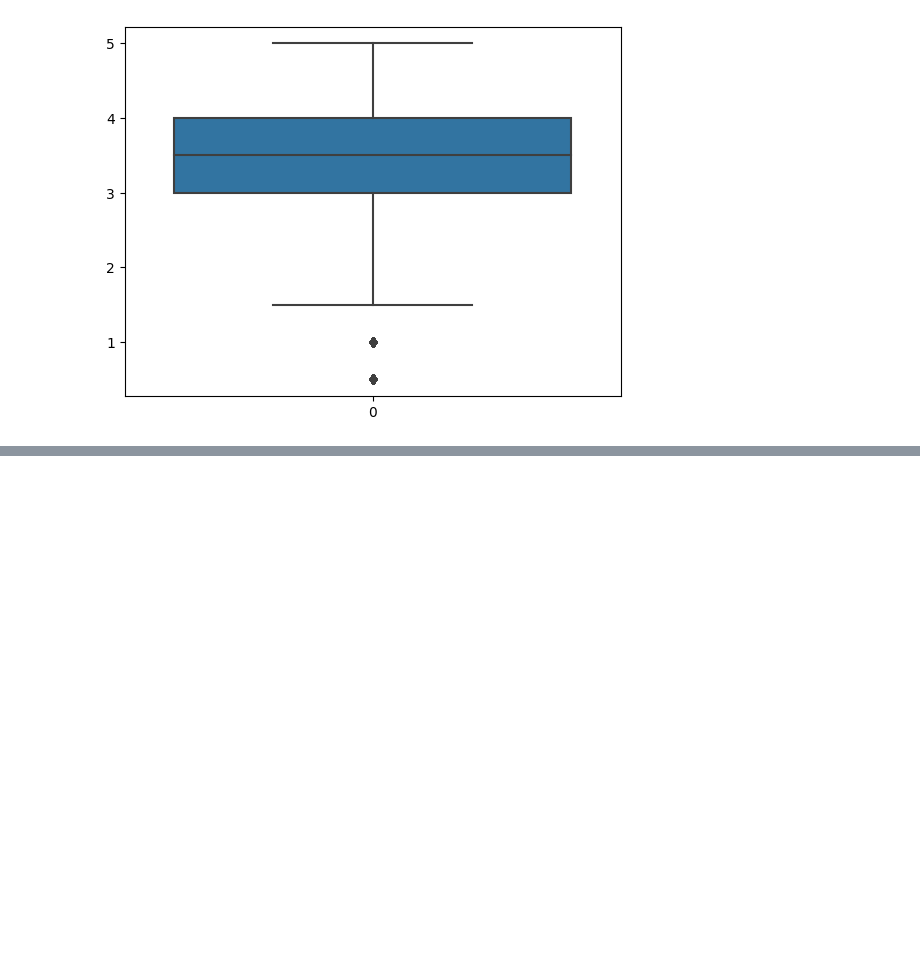
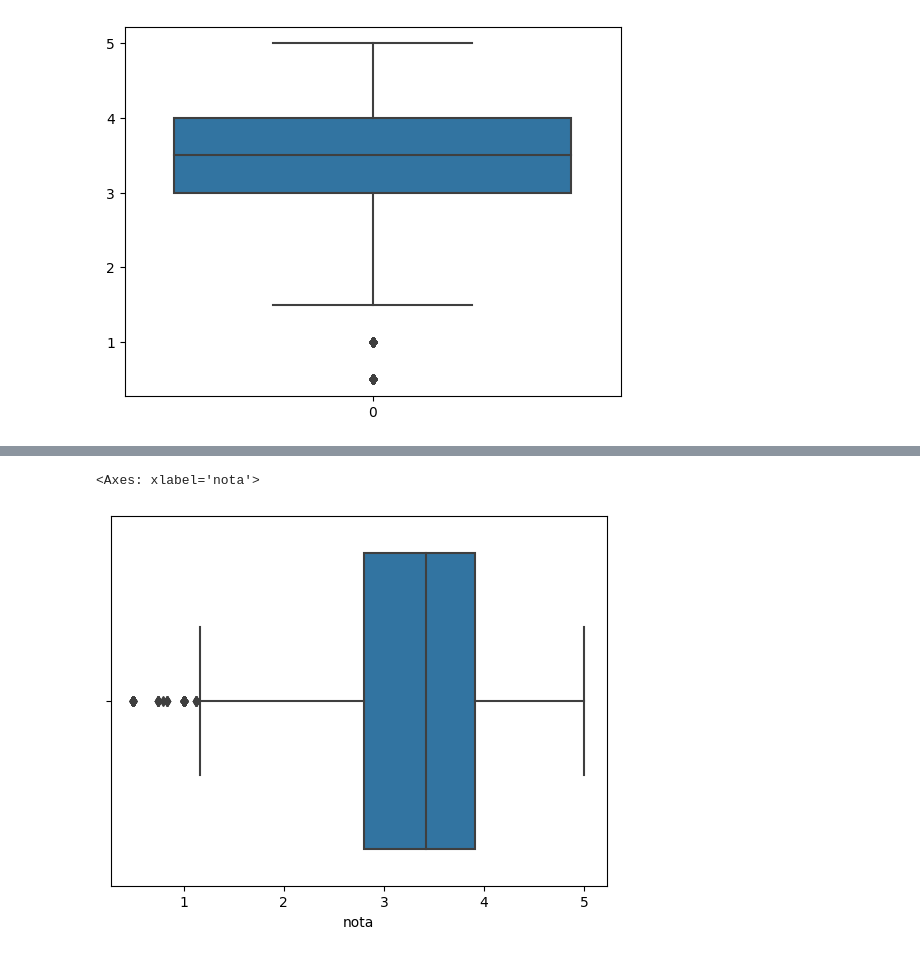
Before and after one commit to NapolitanoR/Alura-logica-programacao, a Jupyter notebook: Data_Science_Alura.ipynb, the cells around one changed output, grey strips where cells are left out. Drawn from its saved outputs; the diff is of its cells as text; code cells hidden in the pictures; blank space fills up the shorter version.

```diff
--- a/Data_Science_Alura.ipynb
+++ b/Data_Science_Alura.ipynb
@@ -76,0 +123,7 @@ sns.boxplot(notas.nota)
+# %%
+import seaborn as sns
+
+sns.boxplot(x=medias_por_filme)
+# %% [output]
+<Axes: xlabel='nota'>
+[figure, added]
```
Also changed, not shown: parts of 10 cells of this notebook.
